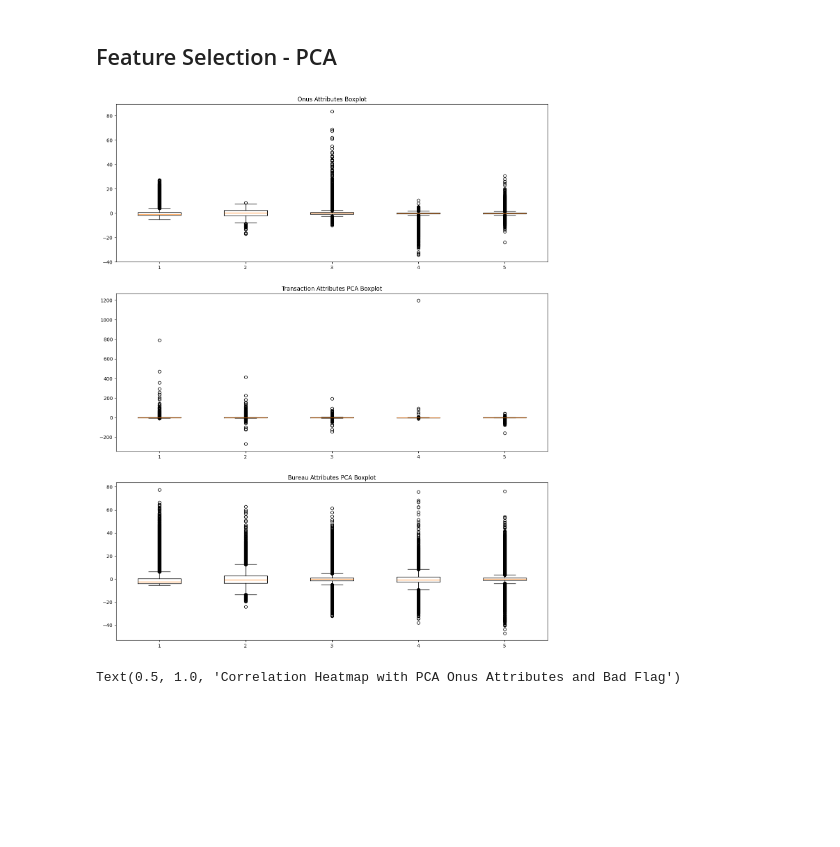
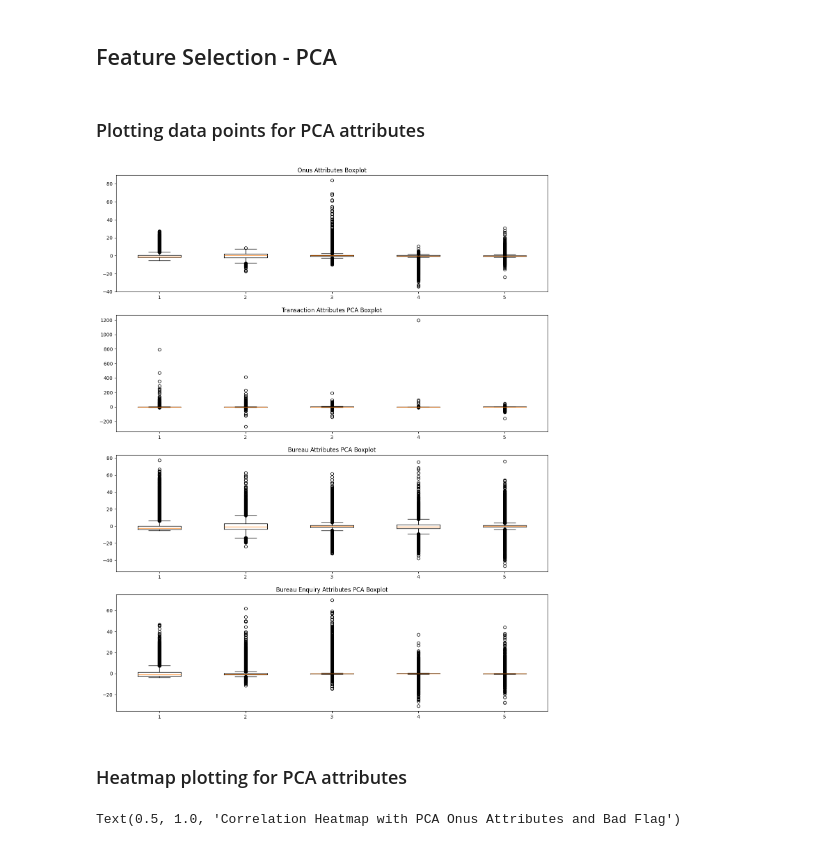
Before and after one commit to VedantJoshi-2024/Convolve_3.0, a Jupyter notebook: model.ipynb, the cells around one changed output. Cells and saved outputs as stored; diff of their text form; code cells hidden in the pictures; blank space fills up the shorter version.

```diff
--- a/model.ipynb
+++ b/model.ipynb
@@ -78,6 +78,7 @@ y = card_data['bad_flag']
 # Collect columns starting with 'onus', 'transaction', and 'bureau' in separate variables
 onus_attr_X = X.filter(like='onus_attribute')
 transaction_attr_X = X.filter(like='transaction_attribute')
+bureau_enquiry_attr_X = X.filter(like='bureau_enquiry')
 bureau_attr_X = X.filter(like='bureau')
 
 # Perform mean imputation for onus attributes
@@ -101,6 +102,13 @@ bureau_attr_X_imputed = imputer_bureau.fit_transform(bureau_attr_X)
 # Convert the imputed array back to DataFrame
 bureau_attr_X_imputed_df = pd.DataFrame(data=bureau_attr_X_imputed, columns=bureau_attr_X.columns)
 
+# Perform mean imputation for bureau attributes
+imputer_bureau_enquiry = SimpleImputer(strategy='mean')
+bureau_enquiry_attr_X_imputed = imputer_bureau_enquiry.fit_transform(bureau_enquiry_attr_X)
+
+# Convert the imputed array back to DataFrame
+bureau_enquiry_attr_X_imputed_df = pd.DataFrame(data=bureau_enquiry_attr_X_imputed, columns=bureau_enquiry_attr_X.columns)
+
 # Scaling the imputed array
 from sklearn.preprocessing import StandardScaler
 
@@ -108,19 +116,30 @@ scaler = StandardScaler()
 onus_attr_X_imputed_df_scaled = scaler.fit_transform(onus_attr_X_imputed_df)
 transaction_attr_X_imputed_df_scaled = scaler.fit_transform(transaction_attr_X_imputed_df)
 bureau_attr_X_imputed_df_scaled = scaler.fit_transform(bureau_attr_X_imputed_df)
+bureau_enquiry_attr_X_imputed_df_scaled = scaler.fit_transform(bureau_enquiry_attr_X_imputed_df)
 
 # Convert the scaled arrays back to DataFrames
 onus_attr_X_imputed_df = pd.DataFrame(data=onus_attr_X_imputed_df_scaled, columns=onus_attr_X.columns)
 transaction_attr_X_imputed_df = pd.DataFrame(data=transaction_attr_X_imputed_df_scaled, columns=transaction_attr_X.columns)
 bureau_attr_X_imputed_df = pd.DataFrame(data=bureau_attr_X_imputed_df_scaled, columns=bureau_attr_X.columns)
+bureau_enquiry_attr_X_imputed_df = pd.DataFrame(data=bureau_enquiry_attr_X_imputed_df_scaled, columns=bureau_enquiry_attr_X.columns)
+
+# Get the set of columns in both DataFrames
+bureau_attr_columns = set(bureau_attr_X_imputed_df.columns)
+bureau_enquiry_columns = set(bureau_enquiry_attr_X_imputed_df.columns)
+
+# Identify columns exclusive to bureau_attr_X_imputed_df
+exclusive_columns = bureau_attr_columns - bureau_enquiry_columns
+
+# Filter bureau_attr_X_imputed_df to retain only exclusive columns
+bureau_attr_X_imputed_df = bureau_attr_X_imputed_df[list(exclusive_columns)]
 
 # Concatenate the DataFrames
-X_selected = pd.concat([onus_attr_X_imputed_df, transaction_attr_X_imputed_df, bureau_attr_X_imputed_df], axis=1)
+X_selected = pd.concat([onus_attr_X_imputed_df, transaction_attr_X_imputed_df, bureau_attr_X_imputed_df, bureau_enquiry_attr_X_imputed_df], axis=1)
 
 # Print the shape of the new DataFrame
 print(X_selected.shape)
-print(X.shape)
-print(onus_attr_X.shape, transaction_attr_X.shape, bureau_attr_X.shape)
+print(X.shape)  # X_selected columns + account_num column
 # %% [output]
 (96806, 1212)
 (96806, 1213)
@@ -252,27 +301,45 @@ bureau_attr_X_pca = pca_bureau.fit_transform(bureau_attr_X_imputed_df)
 
 # Convert the PCA result to a DataFrame
 bureau_attr_X_pca_df = pd.DataFrame(data=bureau_attr_X_pca)
+# %%
+# Initialize PCA with 5 components
+pca_bureau_enquiry = PCA(n_components=5)
+
+# Fit and transform bureau_enquiry_attr_X using PCA
+bureau_enquiry_attr_X_pca = pca_bureau_enquiry.fit_transform(bureau_enquiry_attr_X_imputed_df)
+
+# Convert the PCA result to a DataFrame
+bureau_enquiry_attr_X_pca_df = pd.DataFrame(data=bureau_enquiry_attr_X_pca)
+# %% [markdown]
+### Plotting data points for PCA attributes
 # %%
 plt.figure(figsize=(16, 20))
 
 # Boxplot for onus attributes
-plt.subplot(3, 1, 1)
+plt.subplot(4, 1, 1)
 plt.boxplot(onus_attr_X_pca_df)
 plt.title('Onus Attributes Boxplot')
 
 # Boxplot for transaction attributes after PCA
-plt.subplot(3, 1, 2)
+plt.subplot(4, 1, 2)
 plt.boxplot(transaction_attr_X_pca_df)
 plt.title('Transaction Attributes PCA Boxplot')
 
 # Boxplot for bureau attributes after PCA
-plt.subplot(3, 1, 3)
+plt.subplot(4, 1, 3)
 plt.boxplot(bureau_attr_X_pca_df)
 plt.title('Bureau Attributes PCA Boxplot')
 
+# Boxplot for bureau attributes after PCA
+plt.subplot(4, 1, 4)
+plt.boxplot(bureau_enquiry_attr_X_pca_df)
+plt.title('Bureau Enquiry Attributes PCA Boxplot')
+
 plt.show()
 # %% [output]
-[figure, old version]
+[figure, new version]
+# %% [markdown]
+### Heatmap plotting for PCA attributes
 # %%
 # Calculate correlation matrix for y with PCA attributes
 corr_y_pca_onus = pd.concat([y, onus_attr_X_pca_df], axis=1).corr()
```
Also changed, not shown: parts of 47 cells of this notebook.
